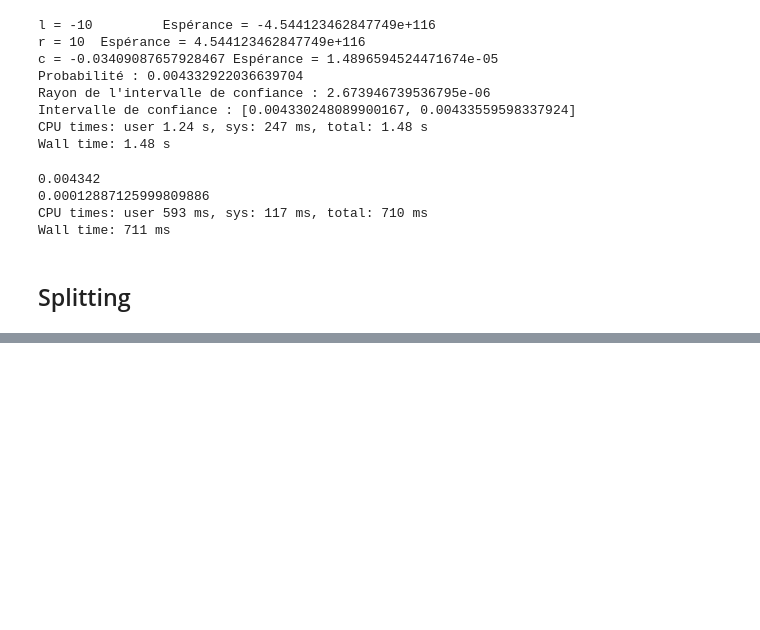
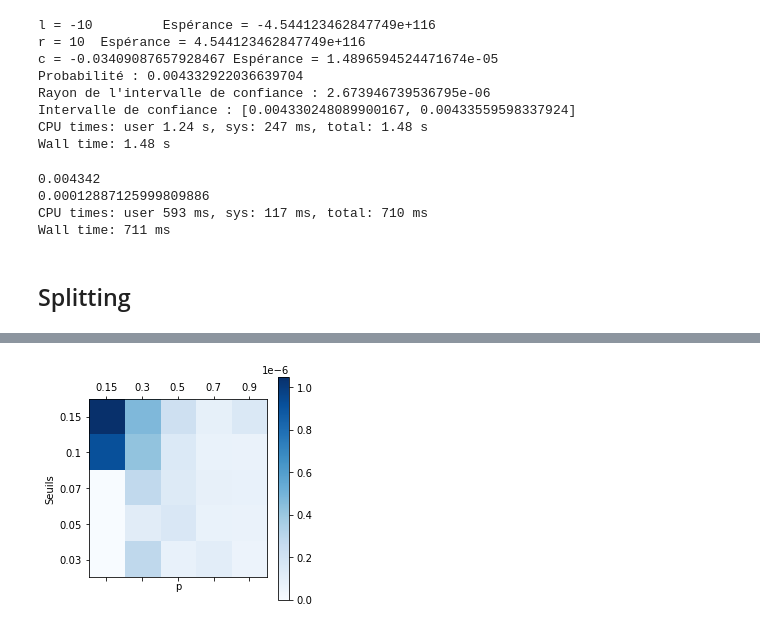
Before and after one commit to pinnertw/Modal, a Jupyter notebook: TPs/Projet_Modal-Q1-1.ipynb, the cells around one changed output, grey strips where cells are left out. Cells and saved outputs as stored; diff of their text form; code cells hidden in the pictures; blank space fills up the shorter version.

```diff
--- a/TPs/Projet_Modal-Q1-1.ipynb
+++ b/TPs/Projet_Modal-Q1-1.ipynb
@@ -484,2 +525,12 @@ KeyboardInterrupt:
+# %%
+plt.matshow(proba.std(axis=2), cmap=plt.cm.Blues)
+plt.xticks([0, 1, 2, 3, 4], ps)
+plt.xlabel("p")
+plt.yticks([0, 1, 2, 3, 4], seuils)
+plt.ylabel("Seuils")
+plt.colorbar()
+plt.show()
+# %% [output]
+[figure, added]
 # %%
 print("Estimation de la probabilité de ruine pour m=1 par méthode de Splitting/MCMC: {:09.8f}+/-{:09.8f}".format(proba_emp,sigma_emp))
```
Also changed, not shown: parts of 6 cells of this notebook, 1 other file.
